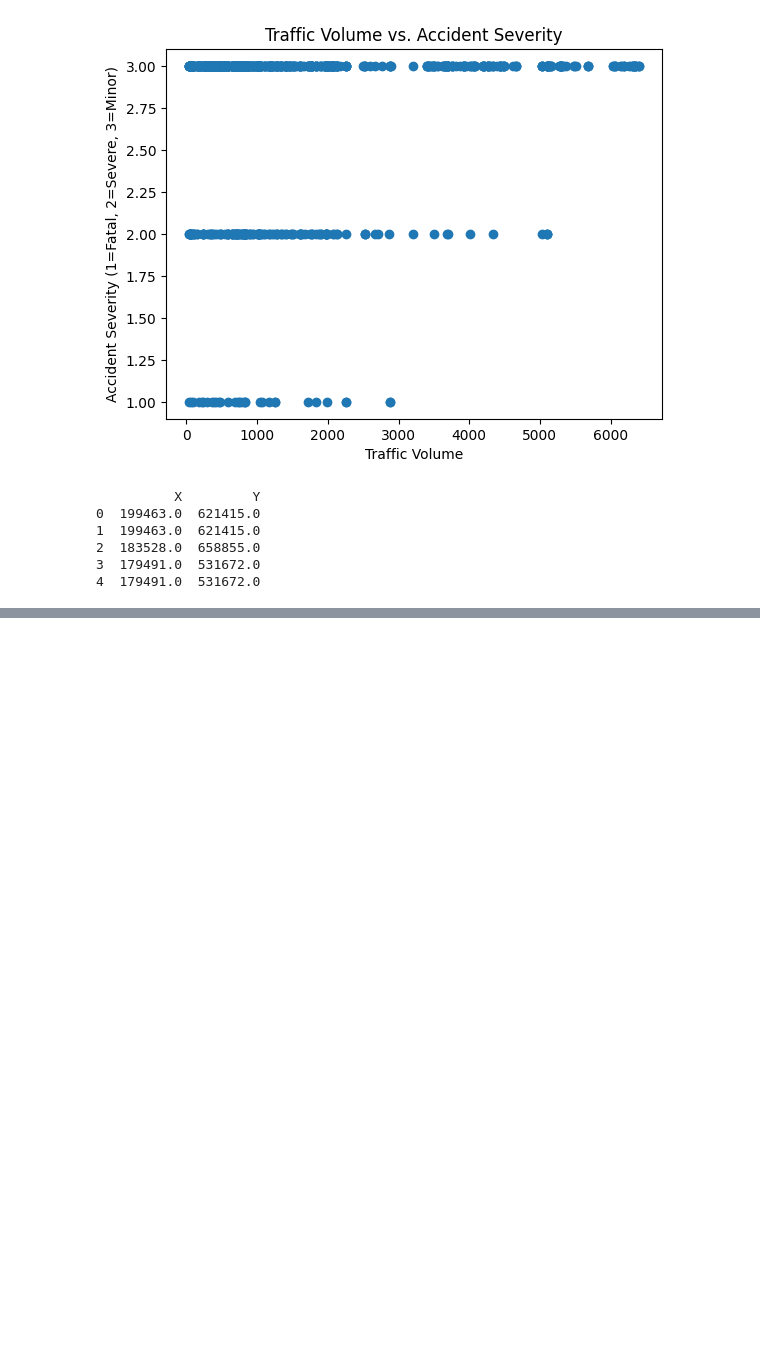
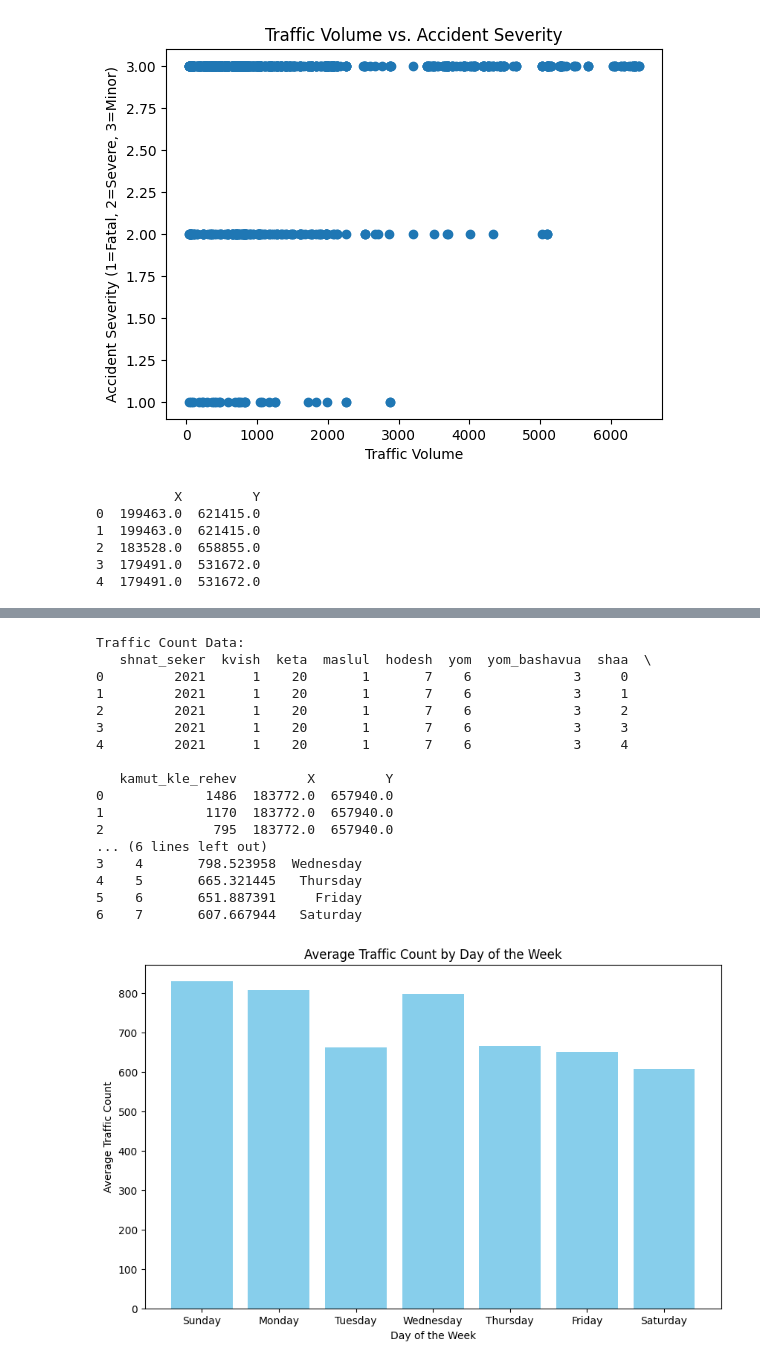
Before and after one commit to MosheT01/QGIS-Traffic-Accidents-IL, a Jupyter notebook: DATA/2021/TRYING TO CROSS REFRENCE ACCIDENTS AND COUNT/Second Try.ipynb, the cells around one changed output, grey strips where cells are left out. Cells and saved outputs as stored; diff of their text form; code cells hidden in the pictures; blank space fills up the shorter version.

```diff
--- a/DATA/2021/TRYING TO CROSS REFRENCE ACCIDENTS AND COUNT/Second Try.ipynb
+++ b/DATA/2021/TRYING TO CROSS REFRENCE ACCIDENTS AND COUNT/Second Try.ipynb
@@ -100,0 +172,54 @@ merged_df.to_csv('./merged_traffic_accidents_for_qgis.csv', index=False)
+# %%
+import pandas as pd
+import matplotlib.pyplot as plt
+
+# Load the traffic count data
+traffic_count_df = pd.read_csv('../count/THINGS WE DID/merged_traffic_count_with_coordinates.csv')
+print("Traffic Count Data:")
+print(traffic_count_df.head())
+
+# Filter the DataFrame to include only valid days of the week (1 to 7)
+valid_traffic_count_df = traffic_count_df[traffic_count_df['yom'].between(1, 7)]
+
+# Aggregate traffic data by day of the week and hour, then average over the hours
+hourly_aggregated_traffic = valid_traffic_count_df.groupby(['yom', 'shaa'])['kamut_kle_rehev'].mean().reset_index()
+
+# Now, calculate the average traffic count per day by averaging over the hours
+daily_aggregated_traffic = hourly_aggregated_traffic.groupby('yom')['kamut_kle_rehev'].mean().reset_index()
+
+# Map the day numbers to day names (assuming yom: 1=Sunday, 7=Saturday)
+day_mapping = {1: 'Sunday', 2: 'Monday', 3: 'Tuesday', 4: 'Wednesday', 5: 'Thursday', 6: 'Friday', 7: 'Saturday'}
+daily_aggregated_traffic['Day'] = daily_aggregated_traffic['yom'].map(day_mapping)
+
+# Sort the DataFrame by the day of the week (optional)
+daily_aggregated_traffic = daily_aggregated_traffic.sort_values(by='yom')
+
+# Display the results
+print(daily_aggregated_traffic)
+
+# Plot the average traffic count for each day of the week
+plt.figure(figsize=(10, 6))
+plt.bar(daily_aggregated_traffic['Day'], daily_aggregated_traffic['kamut_kle_rehev'], color='skyblue')
+plt.xlabel('Day of the Week')
+plt.ylabel('Average Traffic Count')
+plt.title('Average Traffic Count by Day of the Week')
+plt.show()
+# %% [output]
+Traffic Count Data:
+   shnat_seker  kvish  keta  maslul  hodesh  yom  yom_bashavua  shaa  \
+0         2021      1    20       1       7    6             3     0
+1         2021      1    20       1       7    6             3     1
+2         2021      1    20       1       7    6             3     2
+3         2021      1    20       1       7    6             3     3
+4         2021      1    20       1       7    6             3     4
+
+   kamut_kle_rehev         X         Y
+0             1486  183772.0  657940.0
+1             1170  183772.0  657940.0
+2              795  183772.0  657940.0
+... (6 lines left out)
+3    4       798.523958  Wednesday
+4    5       665.321445   Thursday
+5    6       651.887391     Friday
+6    7       607.667944   Saturday
+[figure, added]
```
Also changed, not shown: parts of 2 cells of this notebook, 20 other files.
